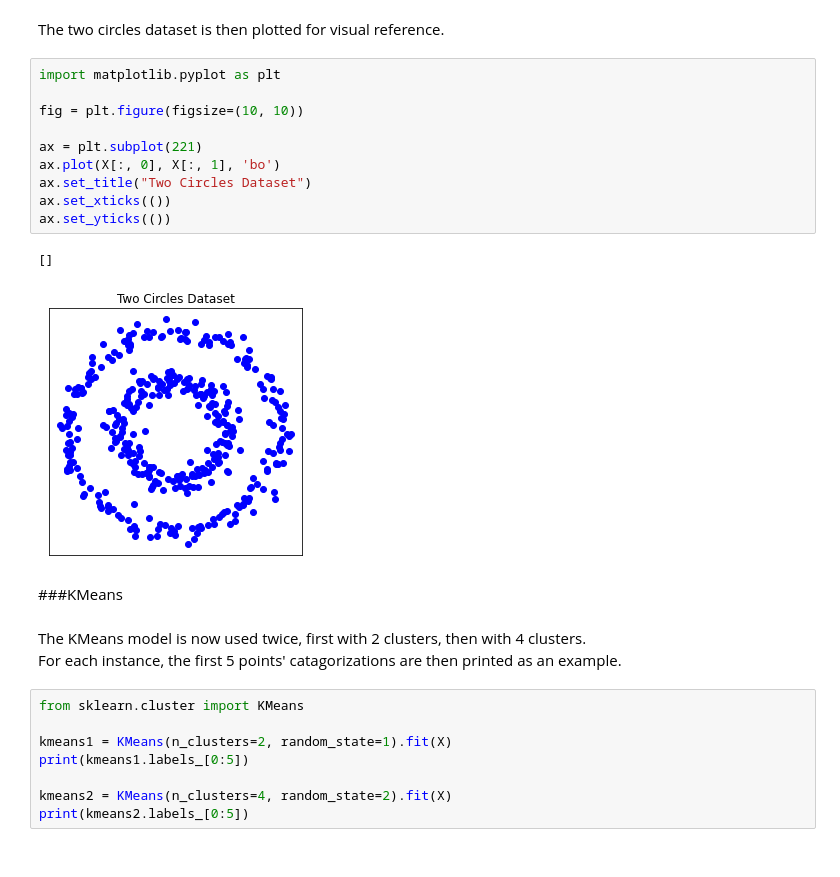
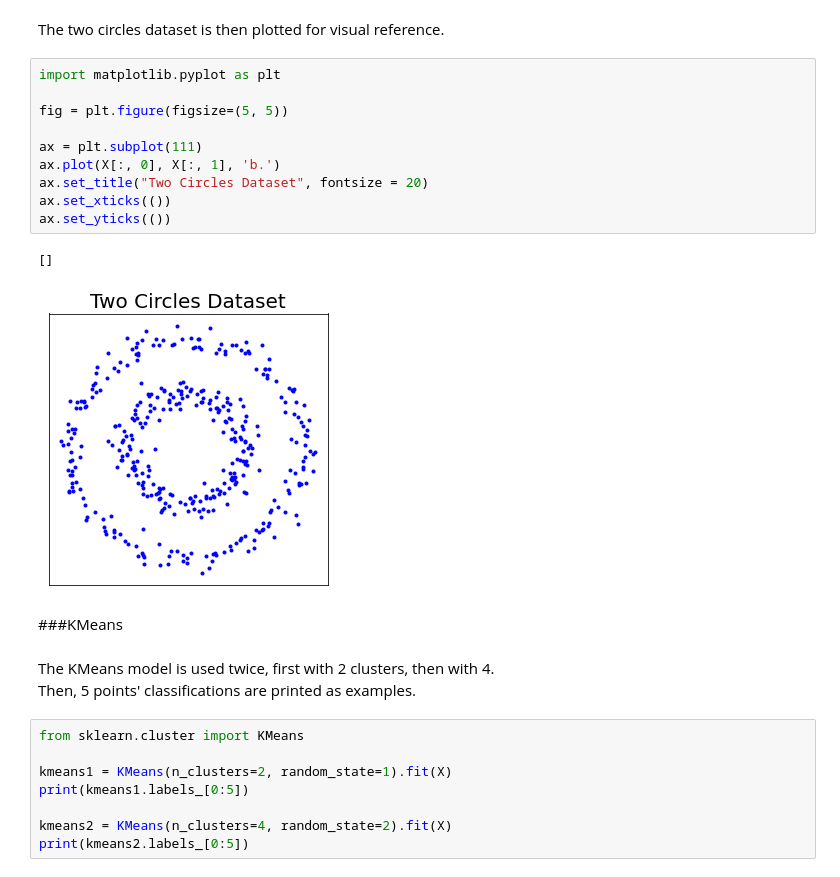
Before and after one commit to calebdawson/IntroAI-4633-Assignment-1, a Jupyter notebook: kmeans_spectral.ipynb, the cells around one changed output. Cells and saved outputs as stored; diff of their text form.

```diff
--- a/kmeans_spectral.ipynb
+++ b/kmeans_spectral.ipynb
@@ -33,21 +33,21 @@ The two circles dataset is then plotted for visual reference.
 # %%
 import matplotlib.pyplot as plt
 
-fig = plt.figure(figsize=(10, 10))
+fig = plt.figure(figsize=(5, 5))
 
-ax = plt.subplot(221)
-ax.plot(X[:, 0], X[:, 1], 'bo')
-ax.set_title("Two Circles Dataset")
+ax = plt.subplot(111)
+ax.plot(X[:, 0], X[:, 1], 'b.')
+ax.set_title("Two Circles Dataset", fontsize = 20)
 ax.set_xticks(())
 ax.set_yticks(())
 # %% [output]
 []
-[figure, old version]
+[figure, new version]
 # %% [markdown]
 ###KMeans
 # %% [markdown]
-The KMeans model is now used twice, first with 2 clusters, then with 4 clusters.<br>
-For each instance, the first 5 points' catagorizations are then printed as an example.
+The KMeans model is used twice, first with 2 clusters, then with 4.<br>
+Then, 5 points' classifications are printed as examples.
 # %%
 from sklearn.cluster import KMeans
 
```
Also changed, not shown: parts of 3 cells of this notebook.
